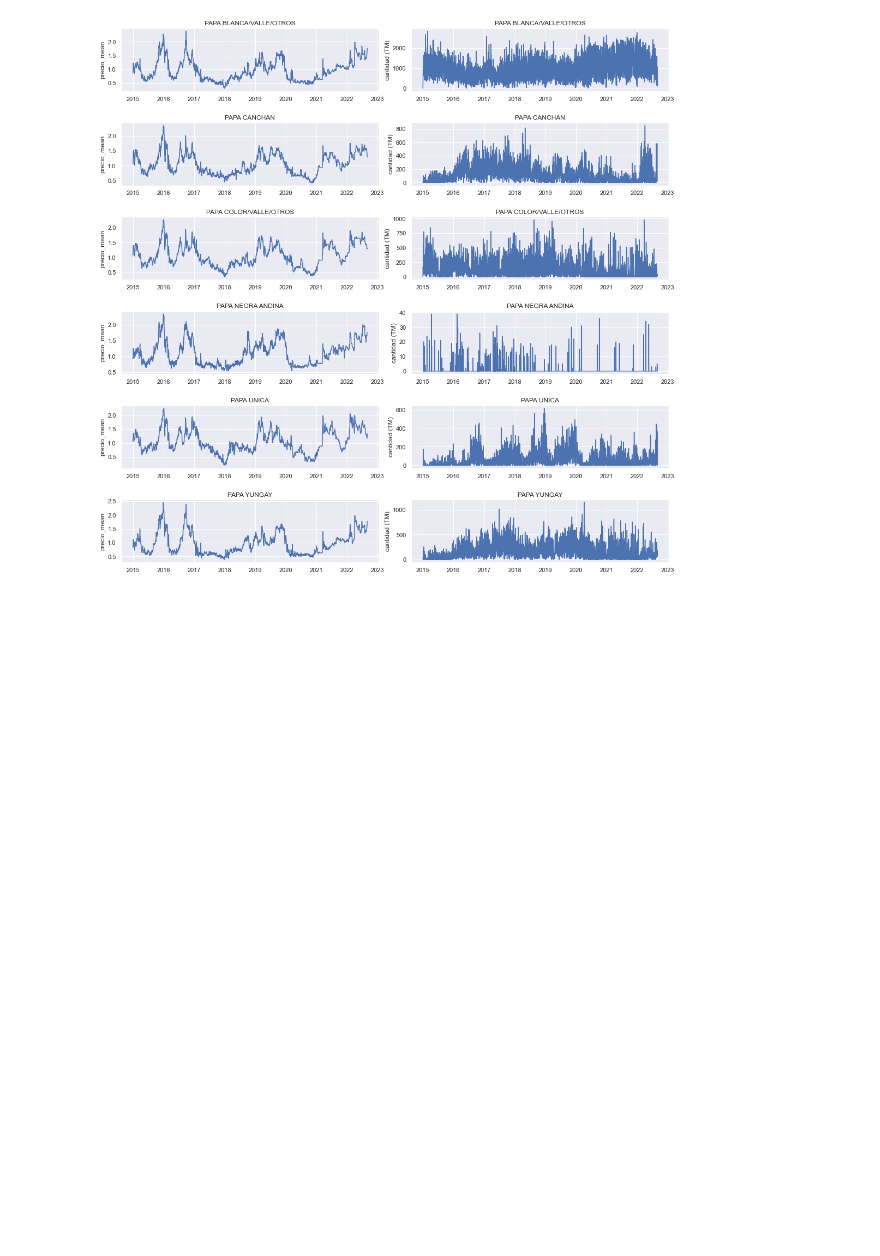
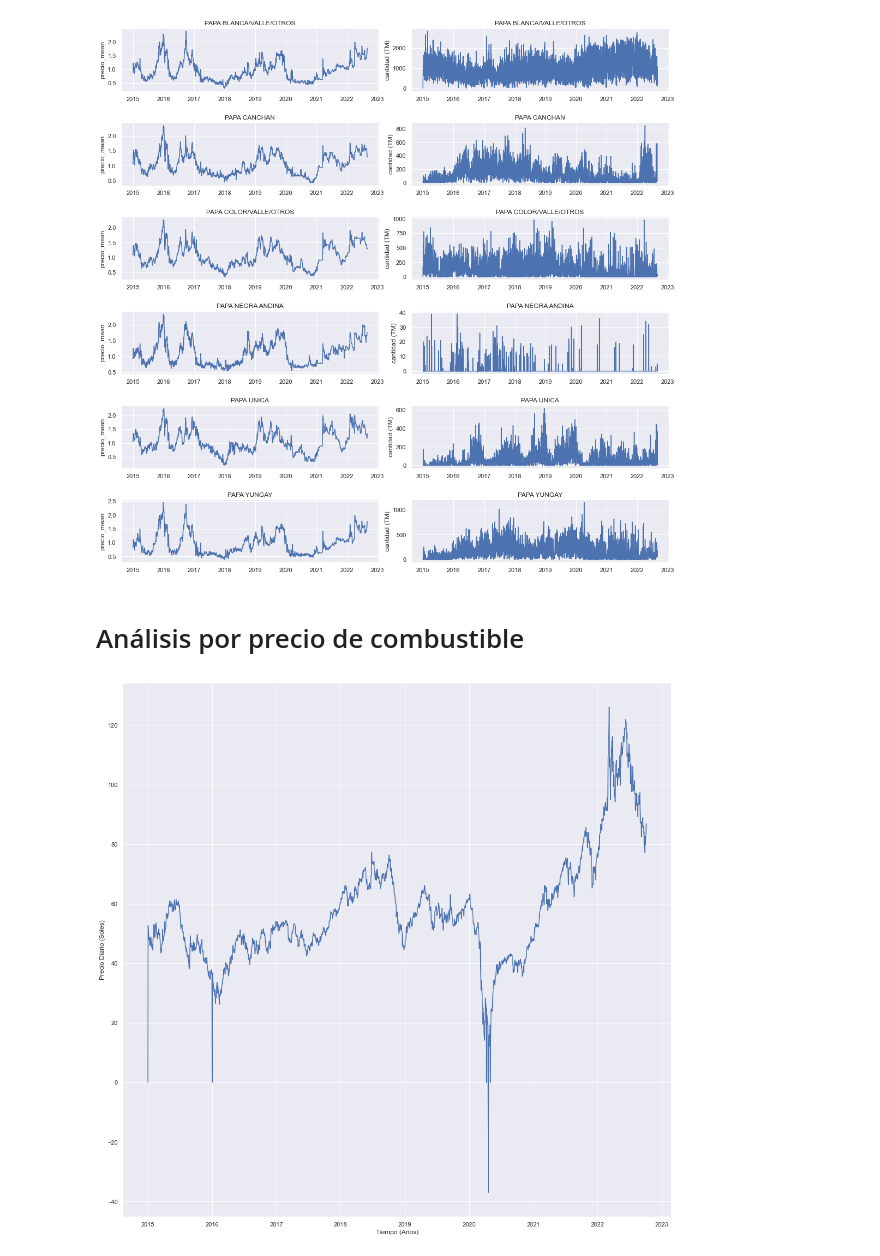
Before and after one commit to AlejandroGH97/tesis, a Jupyter notebook: Analysis/EDA.ipynb, the cells around one changed output. Drawn from its saved outputs; the diff is of its cells as text; code cells hidden in the pictures; blank space fills up the shorter version.

```diff
--- a/Analysis/EDA.ipynb
+++ b/Analysis/EDA.ipynb
@@ -432,3 +429,49 @@ for i in range(len(tipo_papas_g2)):
 fig.savefig("./Graphs/papas_g2_vs_procedencia.png")
 # %% [output]
 [figure]
+# %% [markdown]
+# Análisis por precio de combustible
+# %%
+precio_petroleo = pd.read_csv('../Data/precio_petroleo_diario.csv')
+
+month_map = {
+    "Ene": "01",
+    "Feb": "02",
+    "Mar": "03",
+    "Abr": "04",
+    "May": "05",
+    "Jun": "06",
+    "Jul": "07",
+    "Ago": "08",
+    "Set": "09",
+    "Oct": "10",
+    "Nov": "11",
+    "Dic": "12",
+}
+
+
+def parse_date(row):
+    return (
+        row["fecha"][:2] + "-" + month_map[row["fecha"][2:5]] + "-" + row["fecha"][5:]
+    )
+
+
+precio_petroleo["date"] = precio_petroleo.apply(lambda row: parse_date(row), axis=1)
+precio_petroleo["date"] = pd.to_datetime(precio_petroleo["date"], format="%d-%m-%y")
+precio_petroleo = precio_petroleo[["date", "precio"]]
+precio_petroleo = precio_petroleo[precio_petroleo["date"] >= "2015-01-01"]
+precio_petroleo["precio"] = precio_petroleo.apply(
+    lambda row: 0 if row["precio"] == "n.d." else row["precio"], axis=1
+)
+precio_petroleo["precio"] = precio_petroleo["precio"].astype(float)
+# %%
+ax = sns.lineplot(
+    data=precio_petroleo,
+    x="date",
+    y="precio",
+)
+ax.set_xlabel("Tiempo (Años)")
+ax.set_ylabel("Precio Diario (Soles)")
+fig = ax.get_figure()
+# %% [output]
+[figure, added]
```
Also changed, not shown: parts of 3 cells of this notebook, 8 other files.
